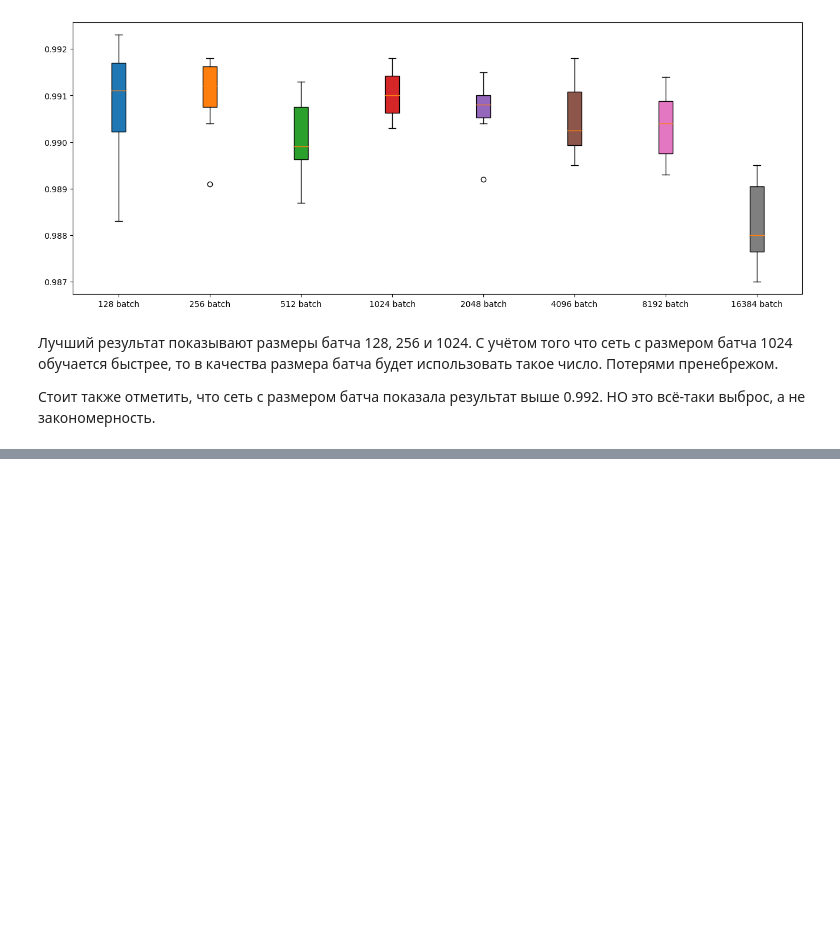
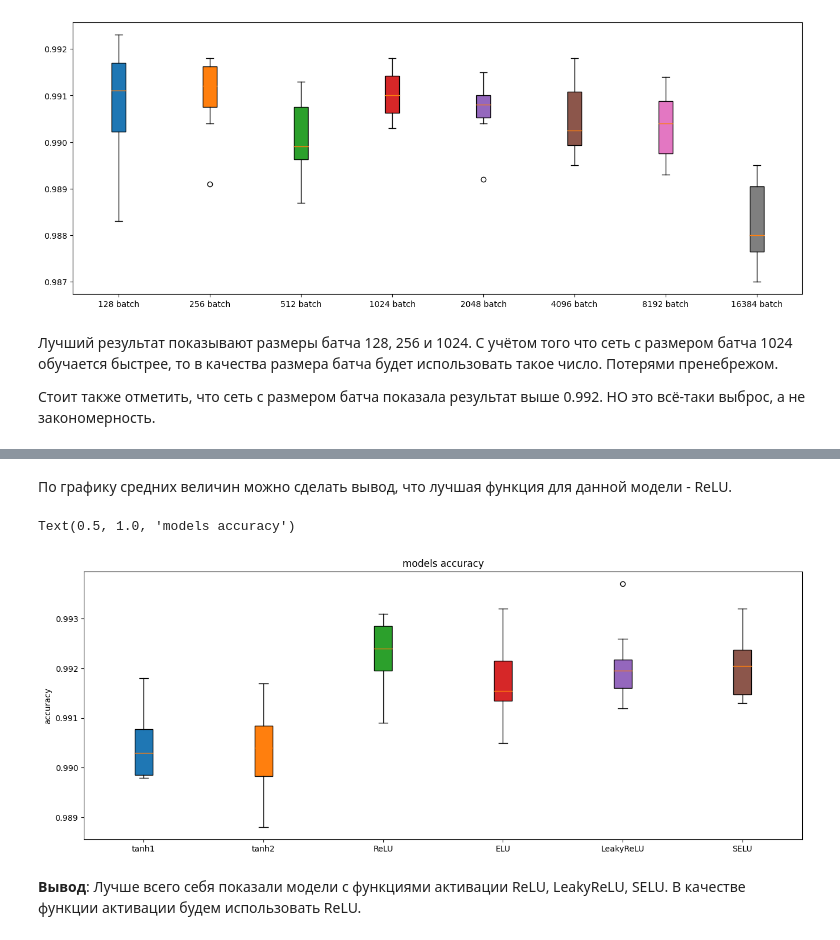
Before and after one commit to KORALLLL/summer_practice, a Jupyter notebook: projects/CNN_investigation.ipynb, the cells around one changed output, grey strips where cells are left out. Saved outputs shown, nothing was run; the diff lists cells and outputs as text; code cells hidden in the pictures; blank space fills up the shorter version.

```diff
--- a/projects/CNN_investigation.ipynb
+++ b/projects/CNN_investigation.ipynb
@@ -280,0 +974,15 @@ plt.xticks([i for i in range(8)], [str(i) + ' batch' for i in batch_sizes]);
+# %% [markdown]
+По графику средних величин можно сделать вывод, что лучшая функция для данной модели - ReLU.
+# %%
+for model in range(6):
+  y = plt.boxplot(test_accuracy_history[model][-1], positions=[model], patch_artist=True)
+  y['boxes'][0].set_facecolor(colors[model])
+
+plt.xticks([i for i in range(6)], titles)
+plt.ylabel('accuracy')
+plt.title('models accuracy')
+# %% [output]
+Text(0.5, 1.0, 'models accuracy')
+[figure, added]
+# %% [markdown]
+**Вывод**: Лучше всего себя показали модели с функциями активации ReLU, LeakyReLU, SELU. В качестве функции активации будем использовать ReLU.
```
Also changed, not shown: parts of 12 cells of this notebook.
